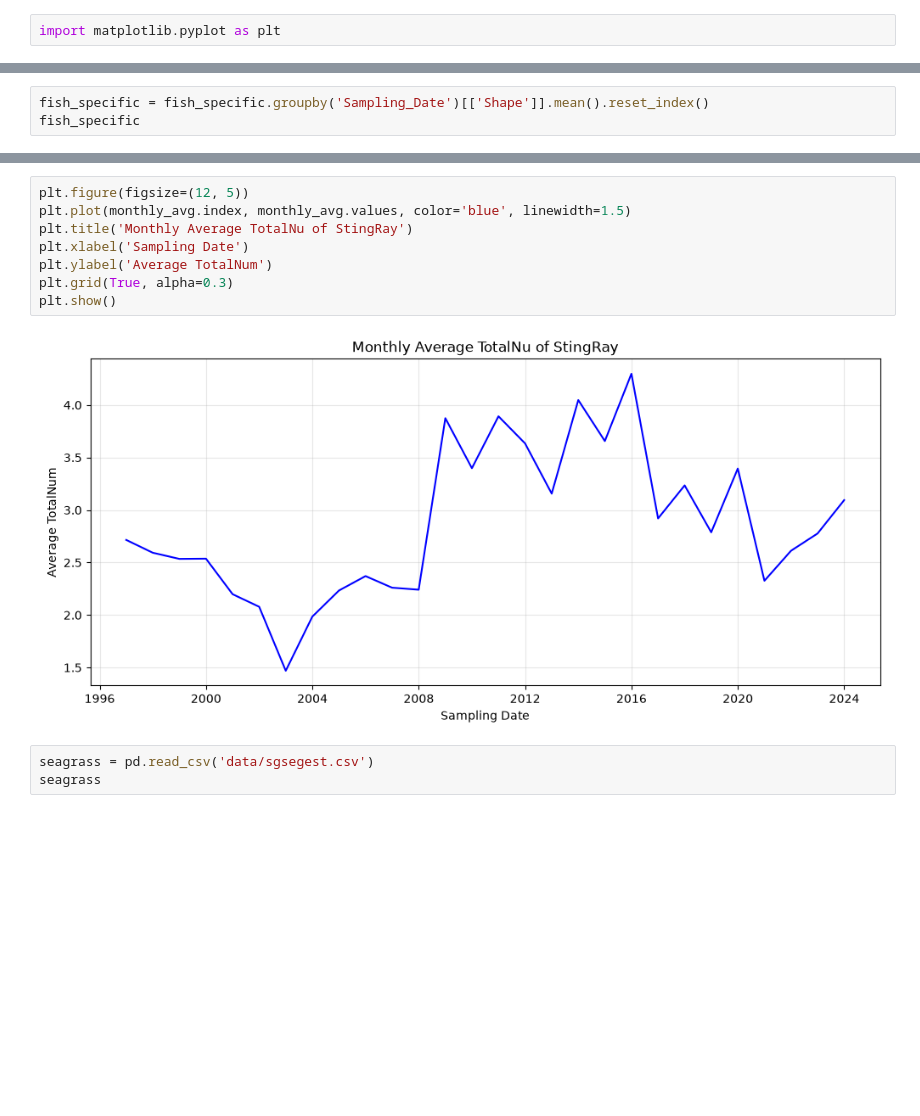
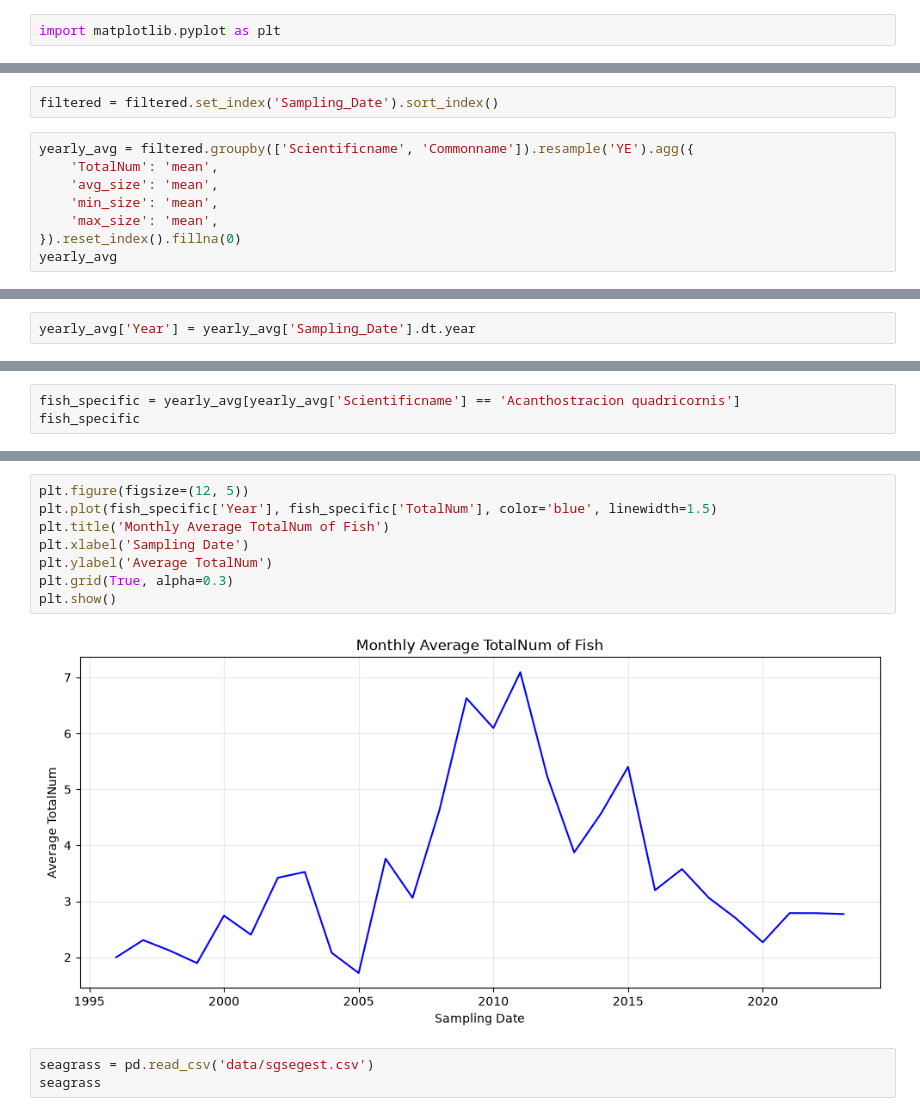
Before and after one commit to Flx232/Fish_Population, a Jupyter notebook: exploratory.ipynb, the cells around one changed output, grey strips where cells are left out. Drawn from its saved outputs; the diff is of its cells as text; blank space fills up the shorter version.

```diff
--- a/exploratory.ipynb
+++ b/exploratory.ipynb
@@ -118,4 +93,11 @@ Index(['Reference', 'Sampling_Date', 'Gear', 'Commonname', 'TotalNum',
+# %%
+filtered = filtered.set_index('Sampling_Date').sort_index()
 # %%
-fish_specific = fish_specific.groupby('Sampling_Date')[['Shape']].mean().reset_index()
-fish_specific
+yearly_avg = filtered.groupby(['Scientificname', 'Commonname']).resample('YE').agg({
+    'TotalNum': 'mean',
+    'avg_size': 'mean',
+    'min_size': 'mean',
+    'max_size': 'mean',
+}).reset_index().fillna(0)
+yearly_avg
 # %% [output]
@@ -126,0 +117,2 @@ monthly_avg = fish_specific['Shape'].resample('YE').mean()
+# %%
+yearly_avg['Year'] = yearly_avg['Sampling_Date'].dt.year
@@ -126,0 +211,3 @@ monthly_avg = fish_specific['Shape'].resample('YE').mean()
+# %%
+fish_specific = yearly_avg[yearly_avg['Scientificname'] == 'Acanthostracion quadricornis']
+fish_specific
@@ -127,13 +232,13 @@ monthly_avg = fish_specific['Shape'].resample('YE').mean()
 # %%
 plt.figure(figsize=(12, 5))
-plt.plot(monthly_avg.index, monthly_avg.values, color='blue', linewidth=1.5)
-plt.title('Monthly Average TotalNu of StingRay')
+plt.plot(fish_specific['Year'], fish_specific['TotalNum'], color='blue', linewidth=1.5)
+plt.title('Monthly Average TotalNum of Fish')
 plt.xlabel('Sampling Date')
 plt.ylabel('Average TotalNum')
 plt.grid(True, alpha=0.3)
 plt.show()
 # %% [output]
-[figure, old version]
+[figure, new version]
 # %%
 seagrass = pd.read_csv('data/sgsegest.csv')
 seagrass
```
Also changed, not shown: parts of 28 cells of this notebook, 25 other files.
